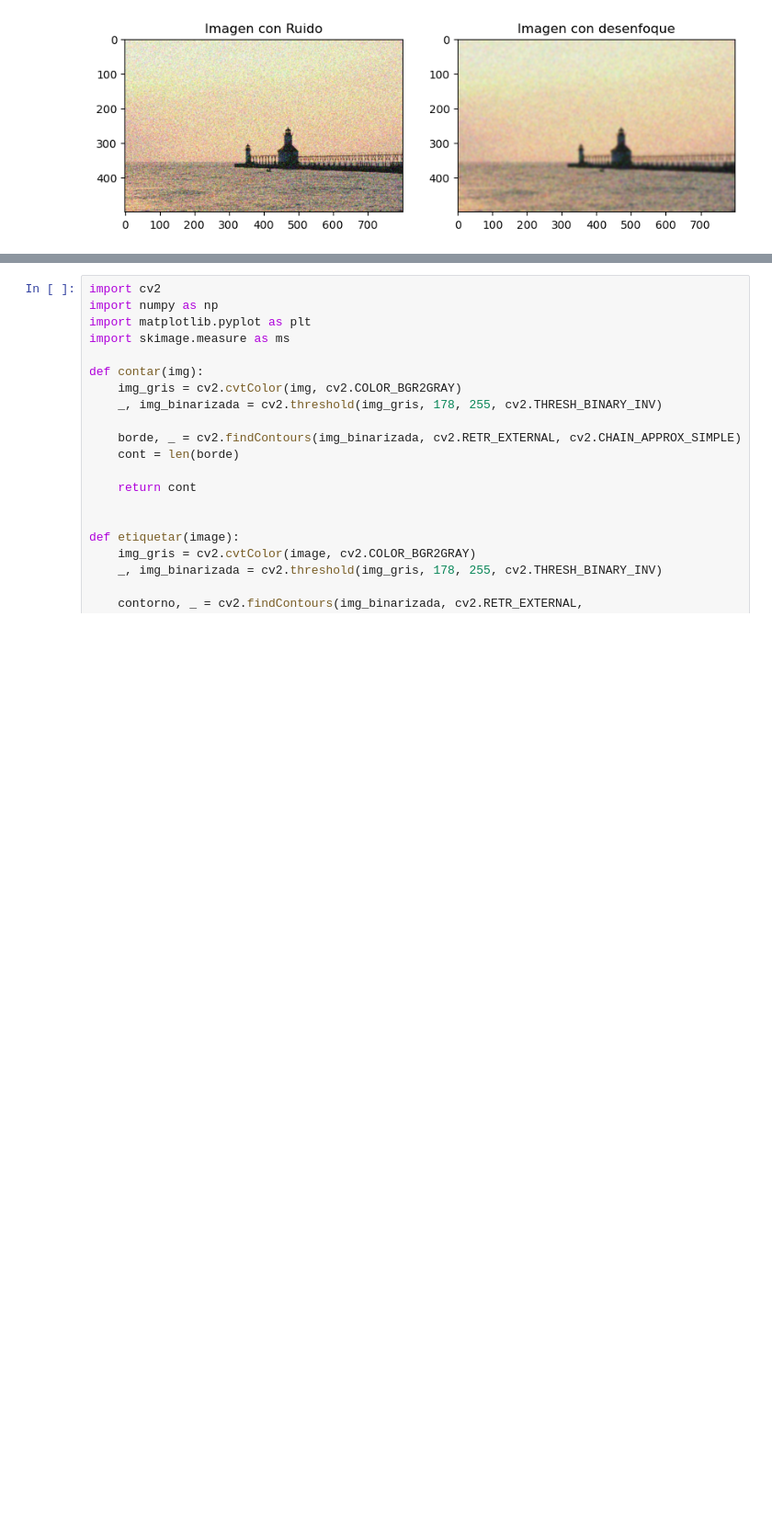
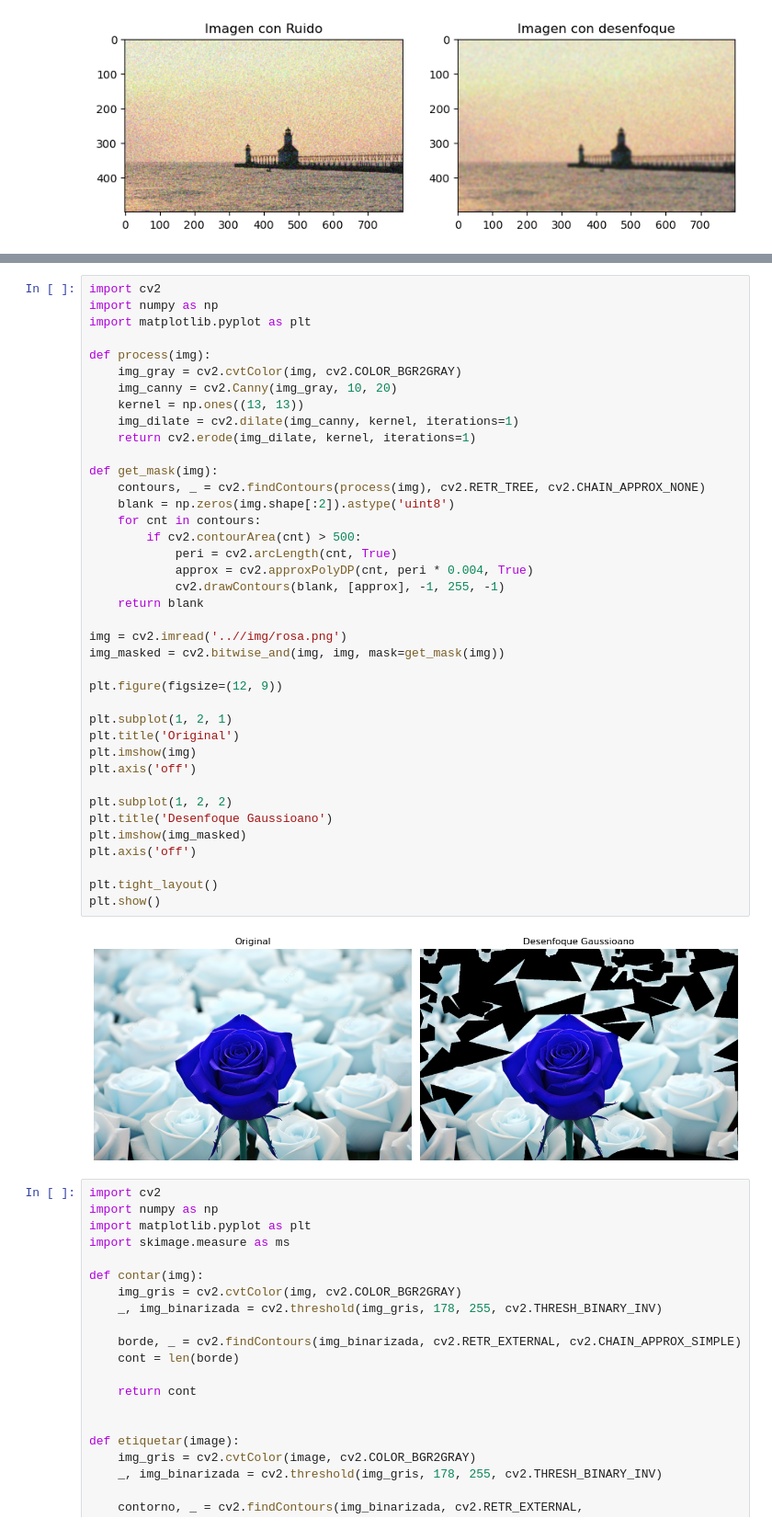
Before and after one commit to EduSue/Procesamiento-Digital-Imagenes, a Jupyter notebook: Practicas/13_EduardoCoro_segundo_parcial.ipynb, the cells around one changed output, grey strips where cells are left out. Shown at 92% size. Drawn from its saved outputs; the diff is of its cells as text; blank space fills up the shorter version.

```diff
--- a/Practicas/13_EduardoCoro_segundo_parcial.ipynb
+++ b/Practicas/13_EduardoCoro_segundo_parcial.ipynb
@@ -67,6 +71,47 @@ plt.tight_layout()
 plt.show()
 # %% [output]
 [figure]
+# %%
+import cv2
+import numpy as np
+import matplotlib.pyplot as plt
+
+def process(img):
+    img_gray = cv2.cvtColor(img, cv2.COLOR_BGR2GRAY)
+    img_canny = cv2.Canny(img_gray, 10, 20)
+    kernel = np.ones((13, 13))
+    img_dilate = cv2.dilate(img_canny, kernel, iterations=1)
+    return cv2.erode(img_dilate, kernel, iterations=1)
+
+def get_mask(img):
+    contours, _ = cv2.findContours(process(img), cv2.RETR_TREE, cv2.CHAIN_APPROX_NONE)
+    blank = np.zeros(img.shape[:2]).astype('uint8')
+    for cnt in contours:
+        if cv2.contourArea(cnt) > 500:
+            peri = cv2.arcLength(cnt, True)
+            approx = cv2.approxPolyDP(cnt, peri * 0.004, True)
+            cv2.drawContours(blank, [approx], -1, 255, -1)
+    return blank
+
+img = cv2.imread('..//img/rosa.png')
+img_masked = cv2.bitwise_and(img, img, mask=get_mask(img))
+
+plt.figure(figsize=(12, 9))
+
+plt.subplot(1, 2, 1)
+plt.title('Original')
+plt.imshow(img)
+plt.axis('off')
+
+plt.subplot(1, 2, 2)
+plt.title('Desenfoque Gaussioano')
+plt.imshow(img_masked)
+plt.axis('off')
+
+plt.tight_layout()
+plt.show()
+# %% [output]
+[figure, added]
 # %%
 import cv2
 import numpy as np
```
Also changed, not shown: parts of 1 cell of this notebook, 1 other file.
